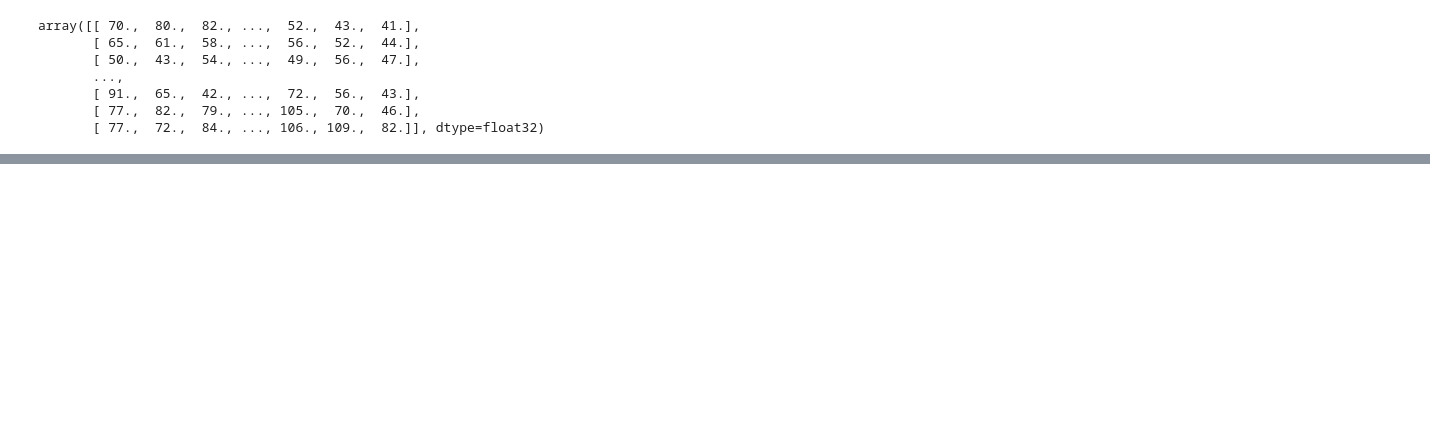
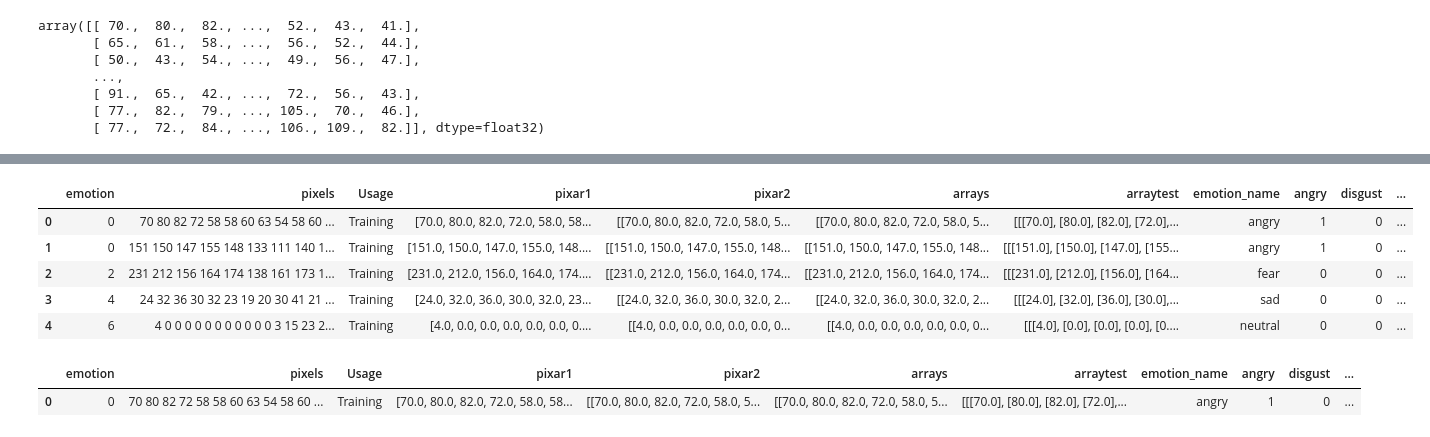
Before and after one commit to CristinaCallejo/AudienceResearch, a Jupyter notebook: notebooks/jn1.ipynb, the cells around one changed output, grey strips where cells are left out. Cells and saved outputs as stored; diff of their text form; code cells hidden in the pictures; blank space fills up the shorter version.

```diff
--- a/notebooks/jn1.ipynb
+++ b/notebooks/jn1.ipynb
@@ -52,0 +146,4 @@ array([[ 70.,  80.,  82., ...,  52.,  43.,  41.],
+# %%
+drp = ['Angry', 'Disgust', 'Fear', 'Happy', 'Neutral', 'Sad','Surprise']
+# %%
+df_fer.drop(columns = drp, inplace=True)
@@ -52,0 +154,13 @@ array([[ 70.,  80.,  82., ...,  52.,  43.,  41.],
+# %%
+dum = pd.get_dummies(df_fer['emotion_name'])
+# %%
+df_fer = df_fer.join(dum)
+# %%
+df_fer.head()
+# %% [output]
+|  | emotion | pixels | Usage | pixar1 | pixar2 | arrays | arraytest | emotion_name | angry | disgust | ... |
+| 0 | 0 | 70 80 82 72 58 58 60 63 54 58 60 ... | Training | [70.0, 80.0, 82.0, 72.0, 58.0, 58... | [[70.0, 80.0, 82.0, 72.0, 58.0, 5... | [[70.0, 80.0, 82.0, 72.0, 58.0, 5... | [[[70.0], [80.0], [82.0], [72.0],... | angry | 1 | 0 | ... |
+| 1 | 0 | 151 150 147 155 148 133 111 140 1... | Training | [151.0, 150.0, 147.0, 155.0, 148.... | [[151.0, 150.0, 147.0, 155.0, 148... | [[151.0, 150.0, 147.0, 155.0, 148... | [[[151.0], [150.0], [147.0], [155... | angry | 1 | 0 | ... |
+| 2 | 2 | 231 212 156 164 174 138 161 173 1... | Training | [231.0, 212.0, 156.0, 164.0, 174.... | [[231.0, 212.0, 156.0, 164.0, 174... | [[231.0, 212.0, 156.0, 164.0, 174... | [[[231.0], [212.0], [156.0], [164... | fear | 0 | 0 | ... |
+| 3 | 4 | 24 32 36 30 32 23 19 20 30 41 21 ... | Training | [24.0, 32.0, 36.0, 30.0, 32.0, 23... | [[24.0, 32.0, 36.0, 30.0, 32.0, 2... | [[24.0, 32.0, 36.0, 30.0, 32.0, 2... | [[[24.0], [32.0], [36.0], [30.0],... | sad | 0 | 0 | ... |
+| 4 | 6 | 4 0 0 0 0 0 0 0 0 0 0 0 3 15 23 2... | Training | [4.0, 0.0, 0.0, 0.0, 0.0, 0.0, 0.... | [[4.0, 0.0, 0.0, 0.0, 0.0, 0.0, 0... | [[4.0, 0.0, 0.0, 0.0, 0.0, 0.0, 0... | [[[4.0], [0.0], [0.0], [0.0], [0.... | neutral | 0 | 0 | ... |
@@ -52,0 +169,5 @@ array([[ 70.,  80.,  82., ...,  52.,  43.,  41.],
+# %%
+df_fer.head(1)
+# %% [output]
+|  | emotion | pixels | Usage | pixar1 | pixar2 | arrays | arraytest | emotion_name | angry | disgust | ... |
+| 0 | 0 | 70 80 82 72 58 58 60 63 54 58 60 ... | Training | [70.0, 80.0, 82.0, 72.0, 58.0, 58... | [[70.0, 80.0, 82.0, 72.0, 58.0, 5... | [[70.0, 80.0, 82.0, 72.0, 58.0, 5... | [[[70.0], [80.0], [82.0], [72.0],... | angry | 1 | 0 | ... |
```
Also changed, not shown: parts of 73 cells of this notebook.
